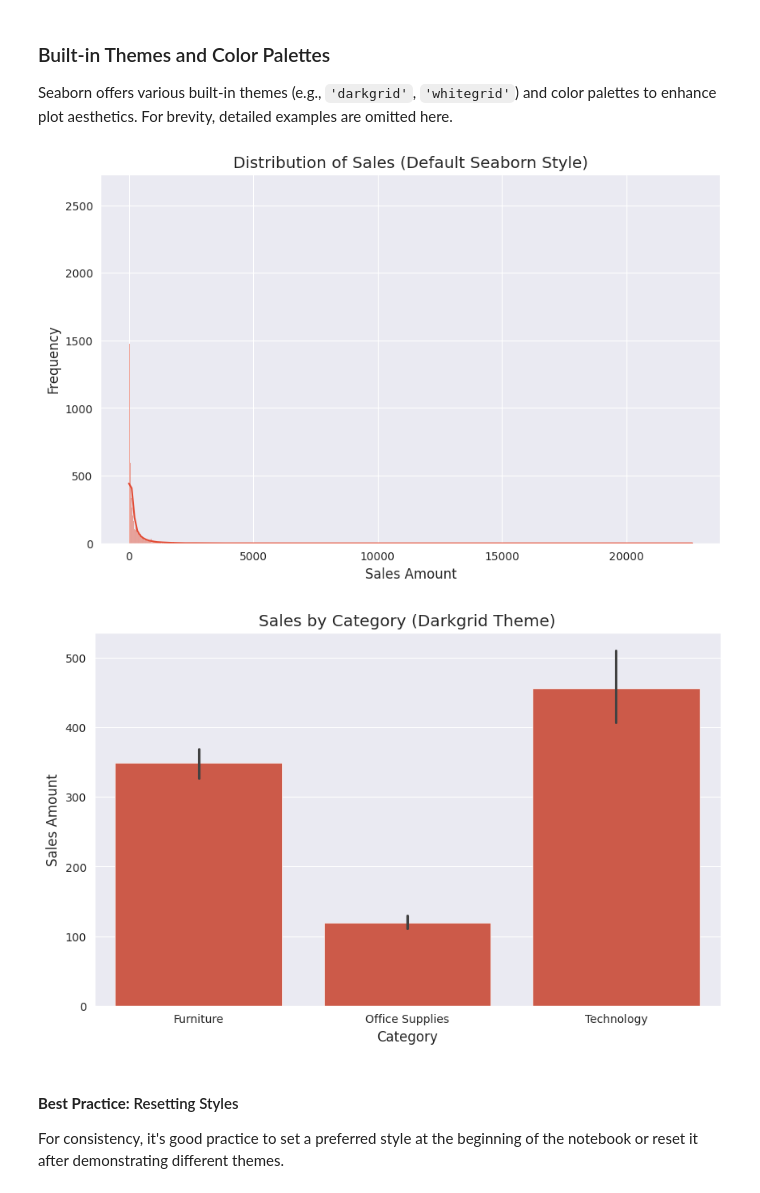
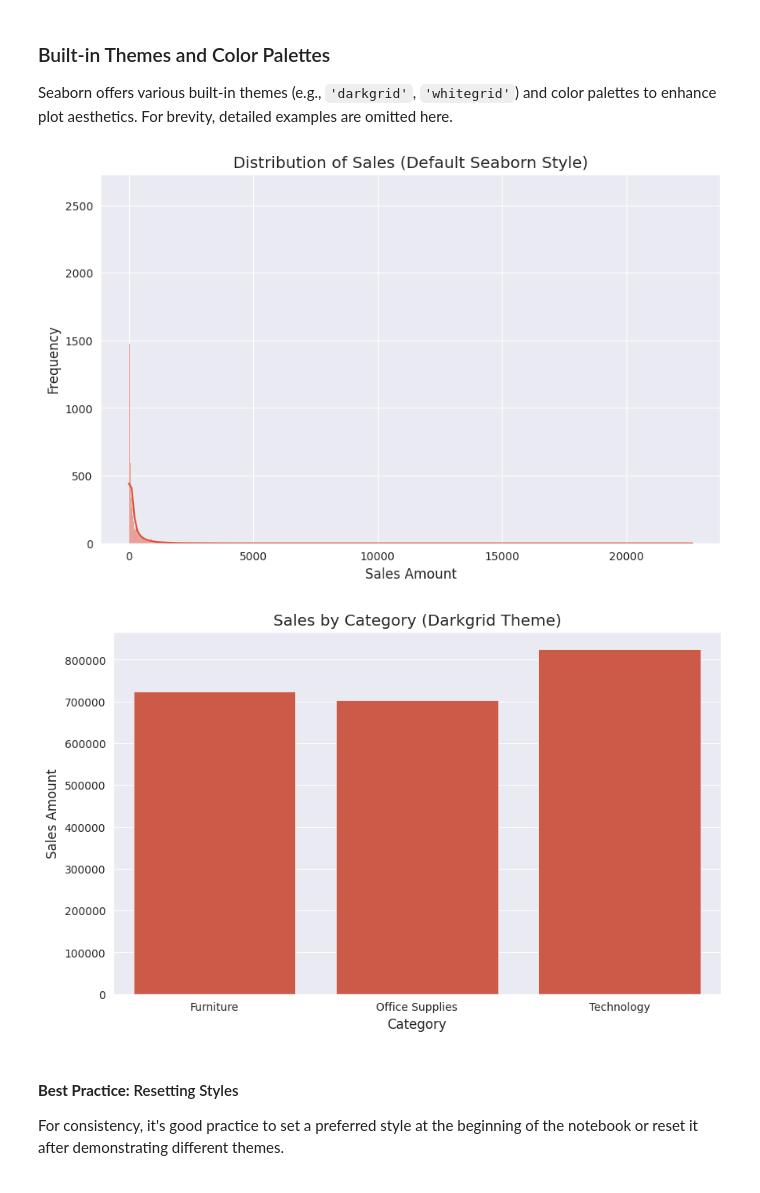
Before and after one commit to Mohamad-Selawy/Python, a Jupyter notebook: Data Analysis/Level 3/Part_2_Visualization_with_Seaborn.ipynb, the cells around one changed output. Saved outputs shown, nothing was run; the diff lists cells and outputs as text; code cells hidden in the pictures.

```diff
--- a/Data Analysis/Level 3/Part_2_Visualization_with_Seaborn.ipynb
+++ b/Data Analysis/Level 3/Part_2_Visualization_with_Seaborn.ipynb
@@ -114,7 +96,7 @@ df = df.dropna()
 # Convert 'Order Date' and 'Ship Date' to datetime objects
 df['Order Date'] = pd.to_datetime(df['Order Date'], format='%d/%m/%Y')
 df['Ship Date'] = pd.to_datetime(df['Ship Date'], format='%d/%m/%Y')
-
+df['Profit'] = df['Sales'] * 0.2
 # Verify the conversion
 print("\n--- DataFrame Info after Date Conversion ---")
 df.info()
@@ -161,28 +137,28 @@ Seaborn offers various built-in themes (e.g., `'darkgrid'`, `'whitegrid'`) and c
 # %%
 # Example 1: Demonstrate default Seaborn style with a simple distribution plot
 # We'll use the 'Sales' column to see its distribution.
 
 plt.figure(figsize=(10, 6))
 sns.histplot(data=df, x='Sales', kde=True) # kde=True adds a Kernel Density Estimate line
 plt.title('Distribution of Sales (Default Seaborn Style)')
 plt.xlabel('Sales Amount')
 plt.ylabel('Frequency')
 plt.show()
 
 
 # Example 2: Changing Seaborn theme
 # Let's try another theme like 'darkgrid'
 
 sns.set_style('darkgrid') # Set the theme to 'darkgrid'
 plt.figure(figsize=(10, 6))
-sns.barplot(data=df, x='Category', y='Sales') # A bar plot to show sales by categories
+sns.barplot(data=df, x='Category', y='Sales', estimator=np.sum, errorbar=None) # A bar plot to show sales by categories
 plt.title('Sales by Category (Darkgrid Theme)')
 plt.xlabel('Category')
 plt.ylabel('Sales Amount')
 plt.show()
 # %% [output]
 [figure]
-[figure, old version]
+[figure, new version]
 # %% [markdown]
 #### **Best Practice:** Resetting Styles
 
```
Also changed, not shown: parts of 9 cells of this notebook.
